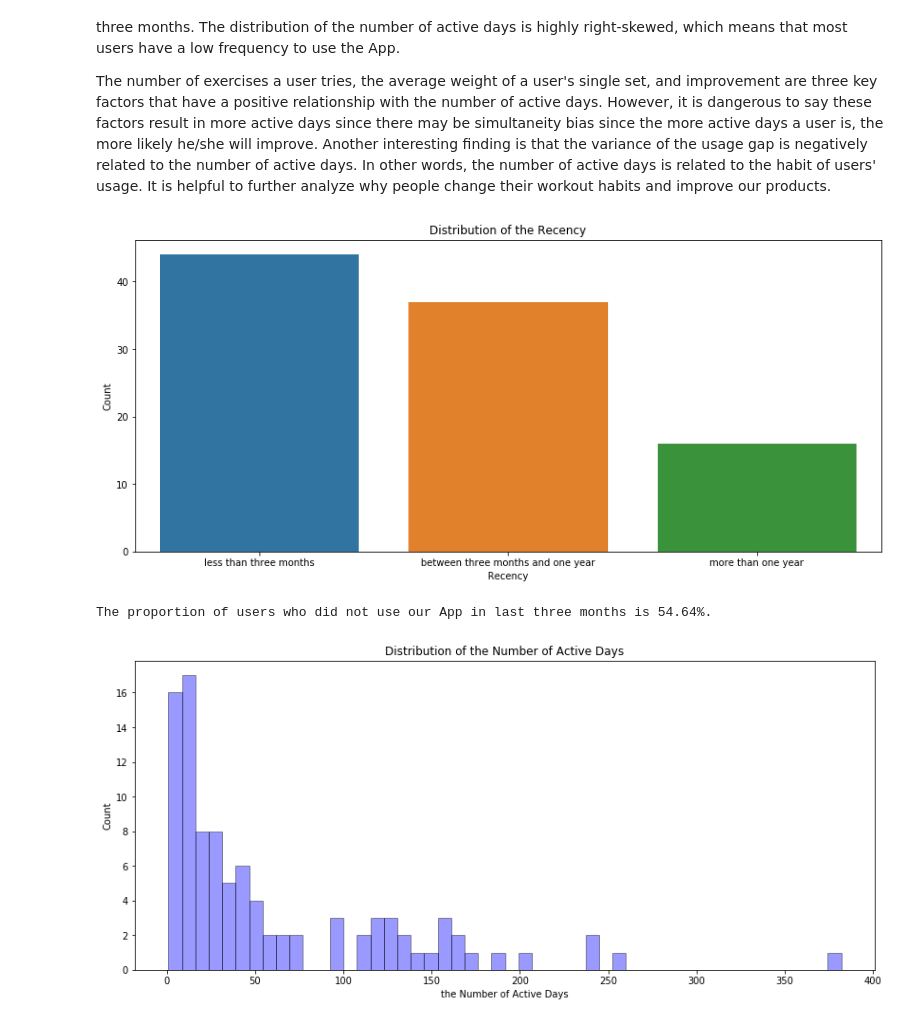
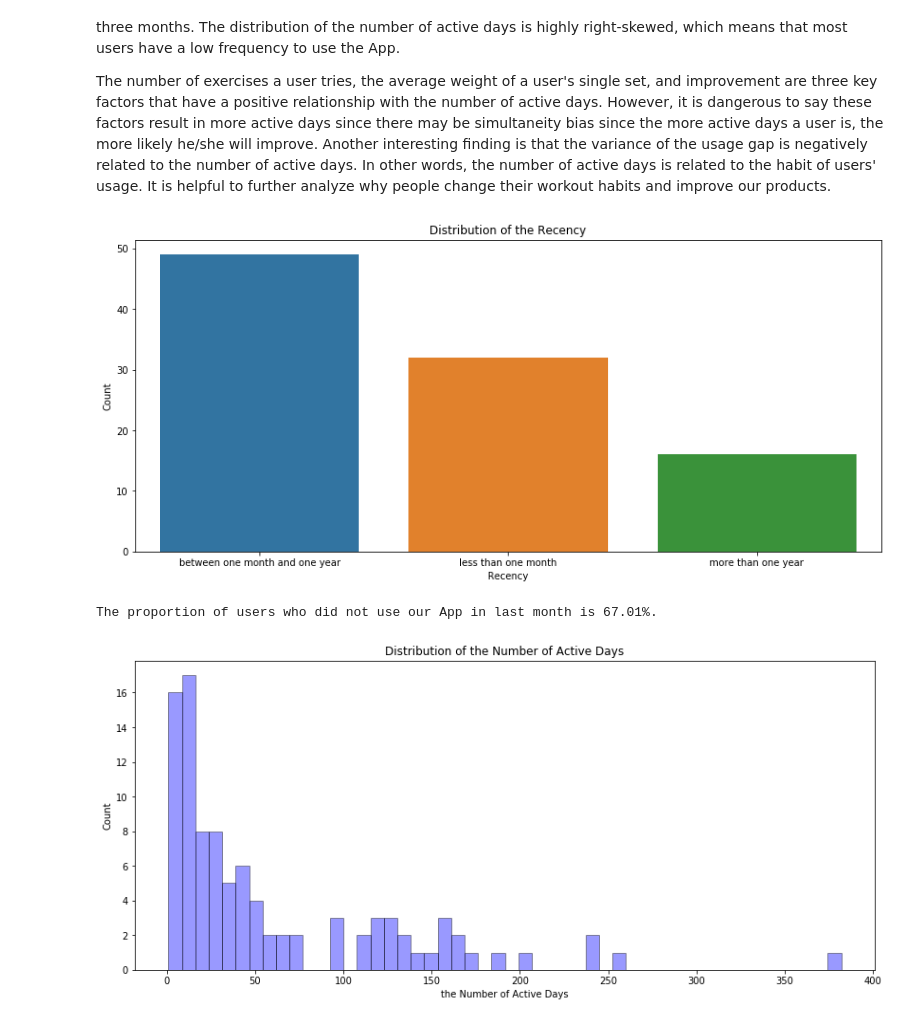
Before and after one commit to Xion6cc/Data-Exercises, a Jupyter notebook: Challenge.ipynb, the cells around one changed output. Cells and saved outputs as stored; diff of their text form; code cells hidden in the pictures.

```diff
--- a/Challenge.ipynb
+++ b/Challenge.ipynb
@@ -447,29 +483,29 @@ The number of exercises a user tries, the average weight of a user's single set,
 # %%
 # distribution of user's recency
 
 data_user['recencyCat'] = data_user['recency']
-data_user['recencyCat'] = np.where(data_user['recency'] < 90, 'less than three months',
+data_user['recencyCat'] = np.where(data_user['recency'] < 30, 'less than one month',
                                            data_user['recencyCat'])
-data_user['recencyCat'] = np.where((90 <= data_user['recency']) & (365 >= data_user['recency']),
-                                           'between three months and one year',
+data_user['recencyCat'] = np.where((30 <= data_user['recency']) & (365 >= data_user['recency']),
+                                           'between one month and one year',
                                            data_user['recencyCat'])
 data_user['recencyCat'] = np.where(365 < data_user['recency'],
                                            'more than one year',
                                            data_user['recencyCat'])
 plt.figure(figsize=(14,6))
 ax = sns.countplot(x='recencyCat', data=data_user,
                    order = data_user['recencyCat'].value_counts().index)
 ax.set(xlabel='Recency', ylabel='Count', title='Distribution of the Recency')
 plt.show()
 # %% [output]
-[figure, old version]
+[figure, new version]
 # %%
 # get the proportion of users who did not use our App in last three months
 
-usersThreeMonthProp = data_user[data_user['recency'] >= 90].shape[0] / data_user.shape[0] * 100
-print('The proportion of users who did not use our App in last three months is %2.2f%%.' % usersThreeMonthProp)
+usersThreeMonthProp = data_user[data_user['recency'] >= 30].shape[0] / data_user.shape[0] * 100
+print('The proportion of users who did not use our App in last month is %2.2f%%.' % usersThreeMonthProp)
 # %% [output]
-The proportion of users who did not use our App in last three months is 54.64%.
+The proportion of users who did not use our App in last month is 67.01%.
 # %%
 # distribution of the number of active days
 plt.figure(figsize=(14,6))
```
Also changed, not shown: parts of 22 cells of this notebook.
